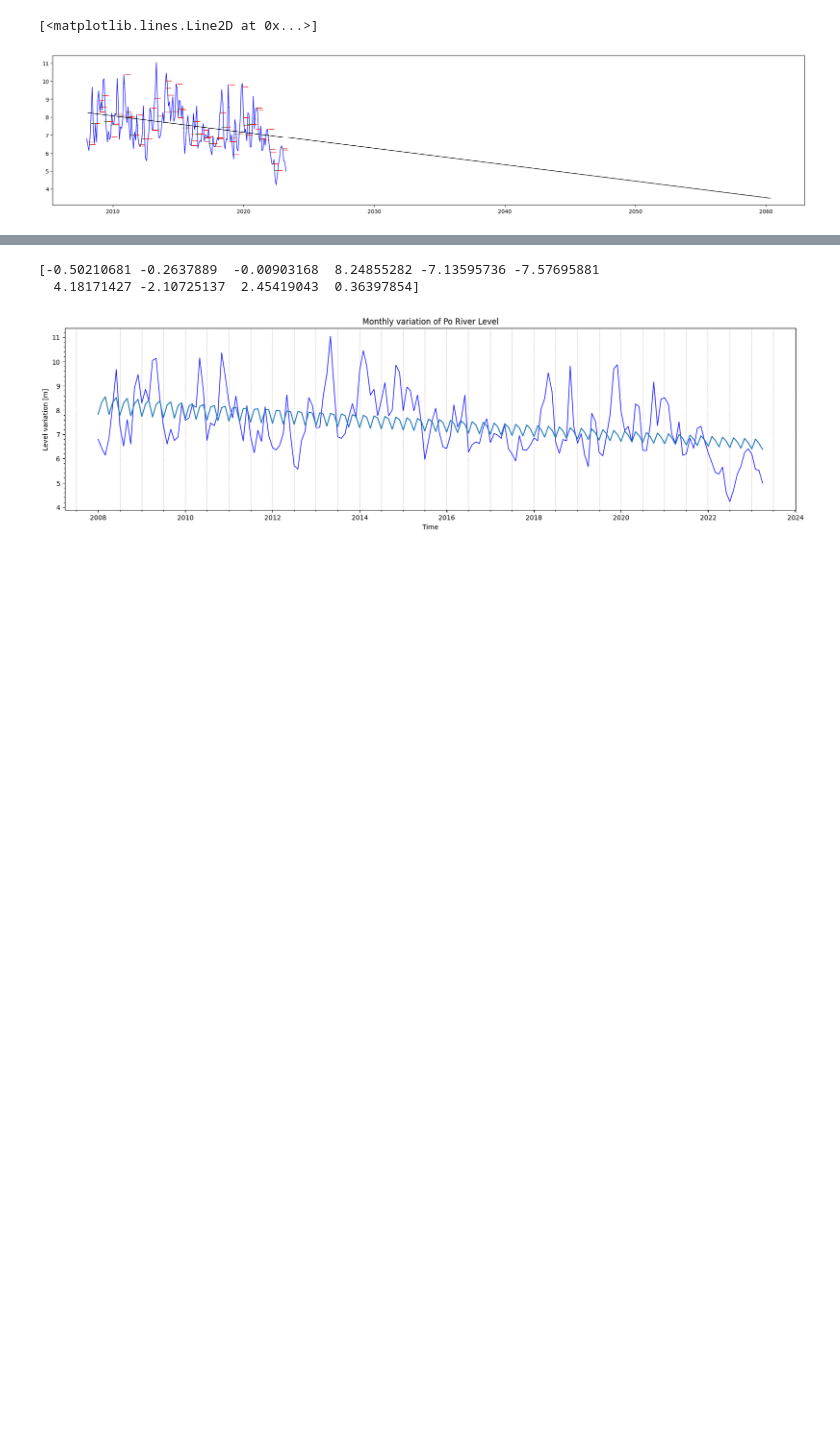
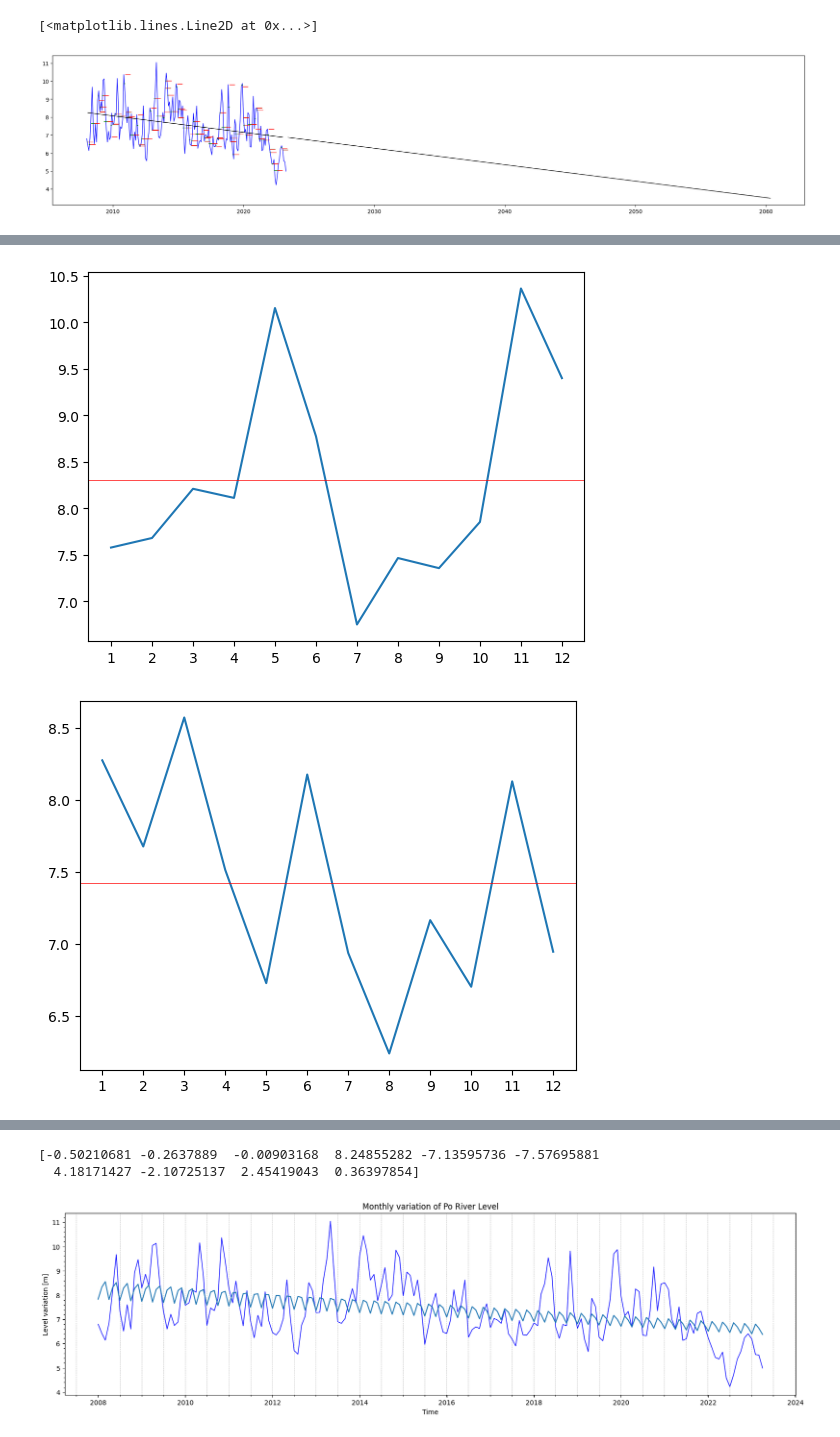
Before and after one commit to lorenzoferrara/climate-change, a Jupyter notebook: Dati_po/fiume_po.ipynb, the cells around one changed output, grey strips where cells are left out. Drawn from its saved outputs; the diff is of its cells as text; code cells hidden in the pictures; blank space fills up the shorter version.

```diff
--- a/Dati_po/fiume_po.ipynb
+++ b/Dati_po/fiume_po.ipynb
@@ -203,7 +199,0 @@ df['Date'][0], y_new[0], y_NEW[-1]
-# %%
-for i in range(2010, 2022):
-    df2 = df[df['Date'].dt.year == i]
-    plt.plot(df2['Month'], df2['Average'])
-    plt.axhline(/np.sum(np.abs(df2['Average']))
-    plt.ylim((-0.3, 0.3))
-    plt.show()
@@ -222,0 +204,12 @@ for i in range(2010, 2022):
+# %%
+meany=np.zeros((60-8,2))
+k=0
+for i in range(0,5*(23-8), 5):
+    meany[k,0] = k +2008
+    meany[k,1] = np.mean(y_new[i:(i+5)])
+    k=k+1
+for i in range(0,5*(60-23), 5):
+    meany[k,0] = k +2008
+    meany[k,1] = np.mean(y_NEW[i:(i+5)])
+    k=k+1
+meany
@@ -222,0 +265,10 @@ for i in range(2010, 2022):
+# %%
+for i in range(2010, 2023):
+    df2 = df[df['Date'].dt.year == i]
+    plt.plot(df2['Month'], df2['Average'])
+    plt.axhline(np.mean(df2['Average']), c='red', linewidth=0.5)
+#     plt.ylim((-0.3, 0.3))
+    plt.show()
+# %% [output]
+[figure, added]
+[figure, added]
```
Also changed, not shown: parts of 9 cells of this notebook, 3 other files.
